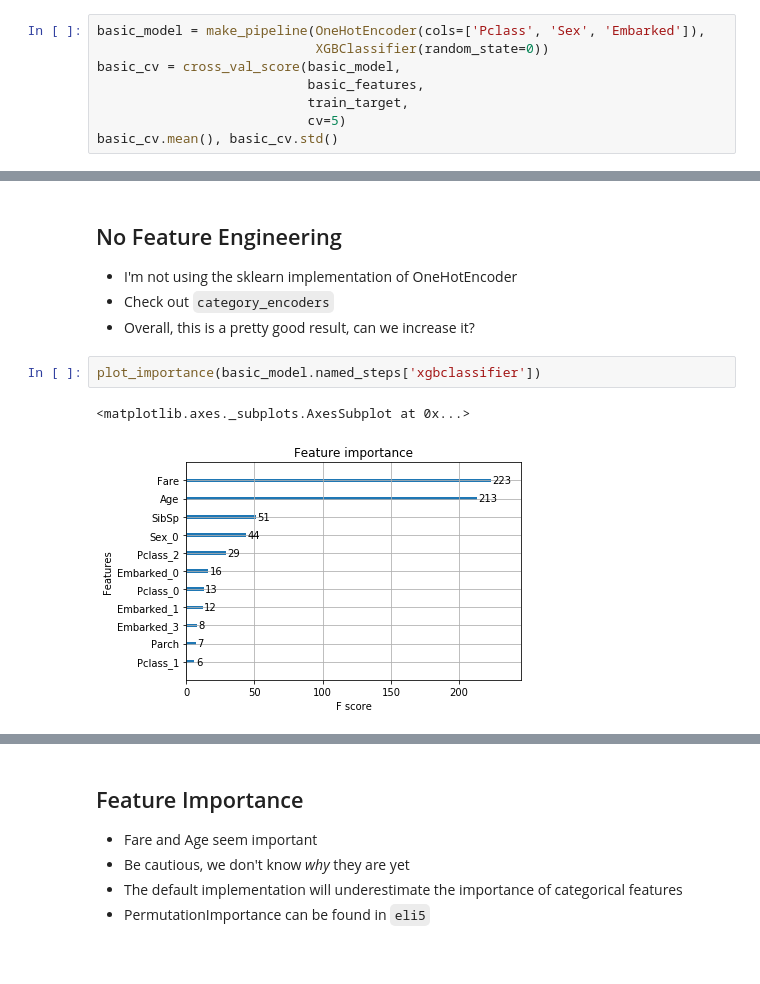
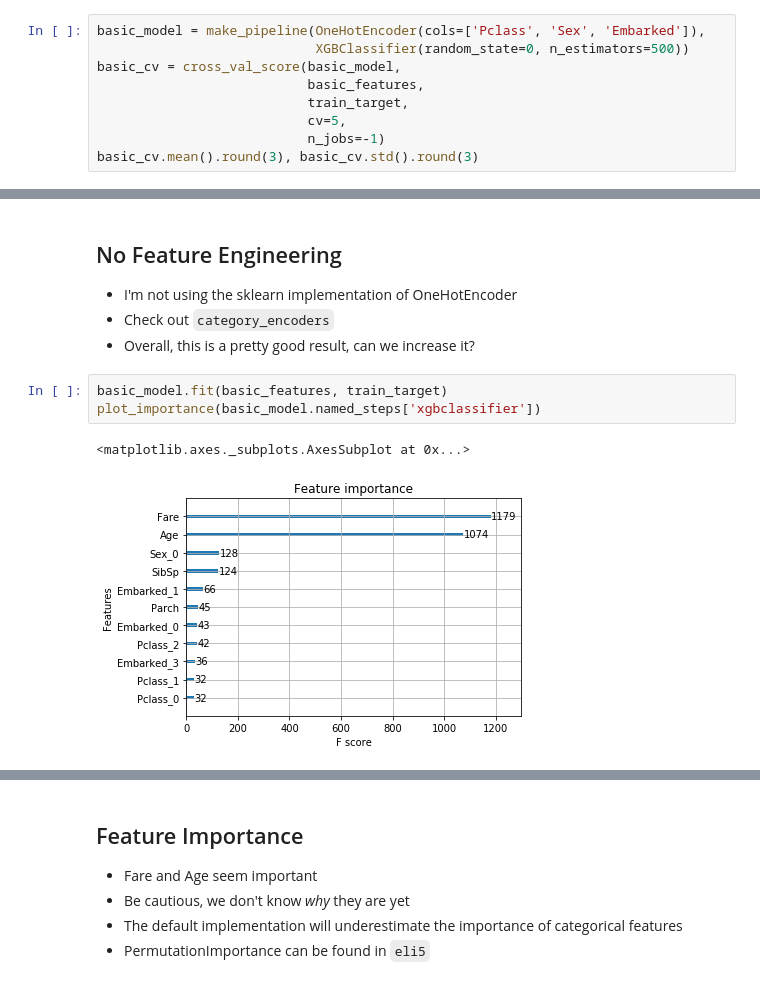
Before and after one commit to lstmemery/automl-talk, a Jupyter notebook: featuretools_demo.ipynb, the cells around one changed output, grey strips where cells are left out. Saved outputs shown, nothing was run; the diff lists cells and outputs as text.

```diff
--- a/featuretools_demo.ipynb
+++ b/featuretools_demo.ipynb
@@ -67,10 +85,11 @@ dummy_cv.mean(), dummy_cv.std()
 - sklearn.dummy.DummyClassifier chooses randomly based on class distribution
 # %%
 basic_model = make_pipeline(OneHotEncoder(cols=['Pclass', 'Sex', 'Embarked']),
-                            XGBClassifier(random_state=0))
+                            XGBClassifier(random_state=0, n_estimators=500))
 basic_cv = cross_val_score(basic_model,
                            basic_features,
                            train_target,
-                           cv=5)
-basic_cv.mean(), basic_cv.std()
+                           cv=5,
+                           n_jobs=-1)
+basic_cv.mean().round(3), basic_cv.std().round(3)
 # %% [output]
@@ -81,7 +100,8 @@ basic_cv.mean(), basic_cv.std()
 - Check out `category_encoders`
 - Overall, this is a pretty good result, can we increase it?
 # %%
+basic_model.fit(basic_features, train_target)
 plot_importance(basic_model.named_steps['xgbclassifier'])
 # %% [output]
 <matplotlib.axes._subplots.AxesSubplot at 0x...>
-[figure, old version]
+[figure, new version]
```
Also changed, not shown: parts of 43 cells of this notebook, 1 other file.
